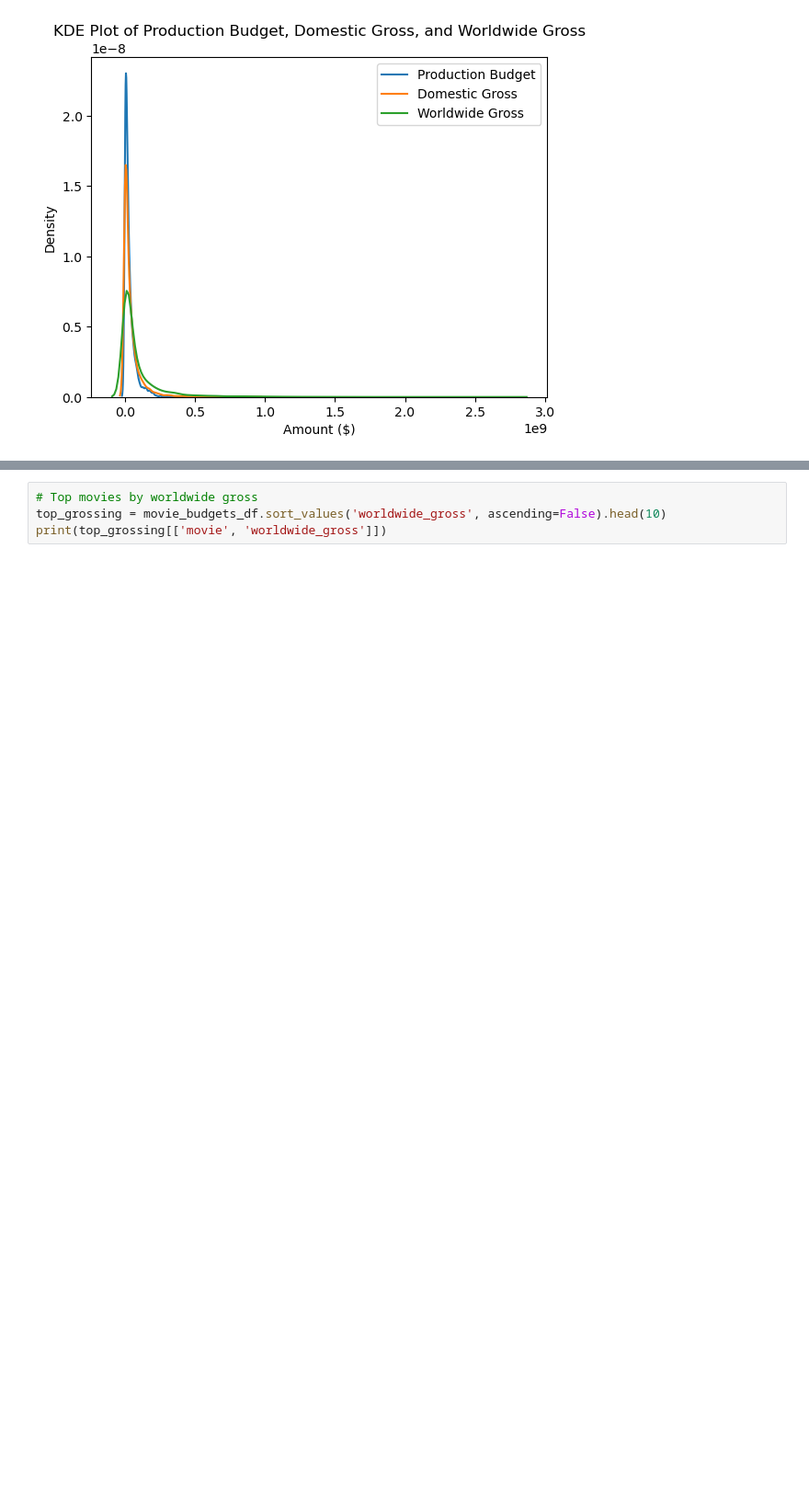
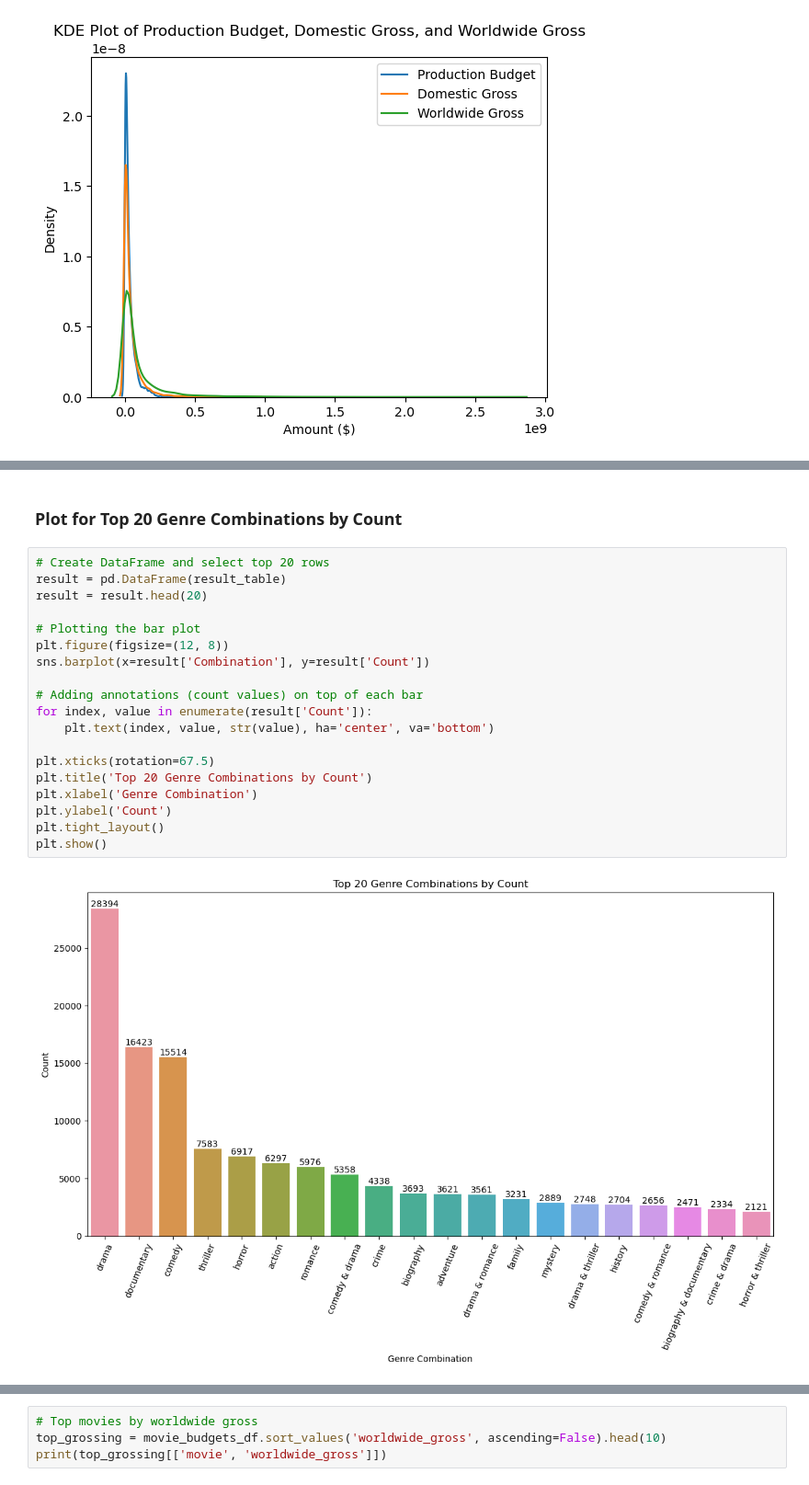
Before and after one commit to kev065/movie-studio-project, a Jupyter notebook: index.ipynb, the cells around one changed output, grey strips where cells are left out. Shown: that part at 92% size. Cells and saved outputs as stored; diff of their text form; blank space fills up the shorter version.

```diff
--- a/index.ipynb
+++ b/index.ipynb
@@ -557,3 +702,26 @@ plt.show()
+# %% [markdown]
+### Plot for Top 20 Genre Combinations by Count
+# %%
+# Create DataFrame and select top 20 rows
+result = pd.DataFrame(result_table)
+result = result.head(20)
+
+# Plotting the bar plot
+plt.figure(figsize=(12, 8))
+sns.barplot(x=result['Combination'], y=result['Count'])
+
+# Adding annotations (count values) on top of each bar
+for index, value in enumerate(result['Count']):
+    plt.text(index, value, str(value), ha='center', va='bottom')
+
+plt.xticks(rotation=67.5)
+plt.title('Top 20 Genre Combinations by Count')
+plt.xlabel('Genre Combination')
+plt.ylabel('Count')
+plt.tight_layout()
+plt.show()
+# %% [output]
+[figure, added]
 # %%
 # cleaning currency strings
 def clean_currency(x):
```
Also changed, not shown: parts of 14 cells of this notebook.
